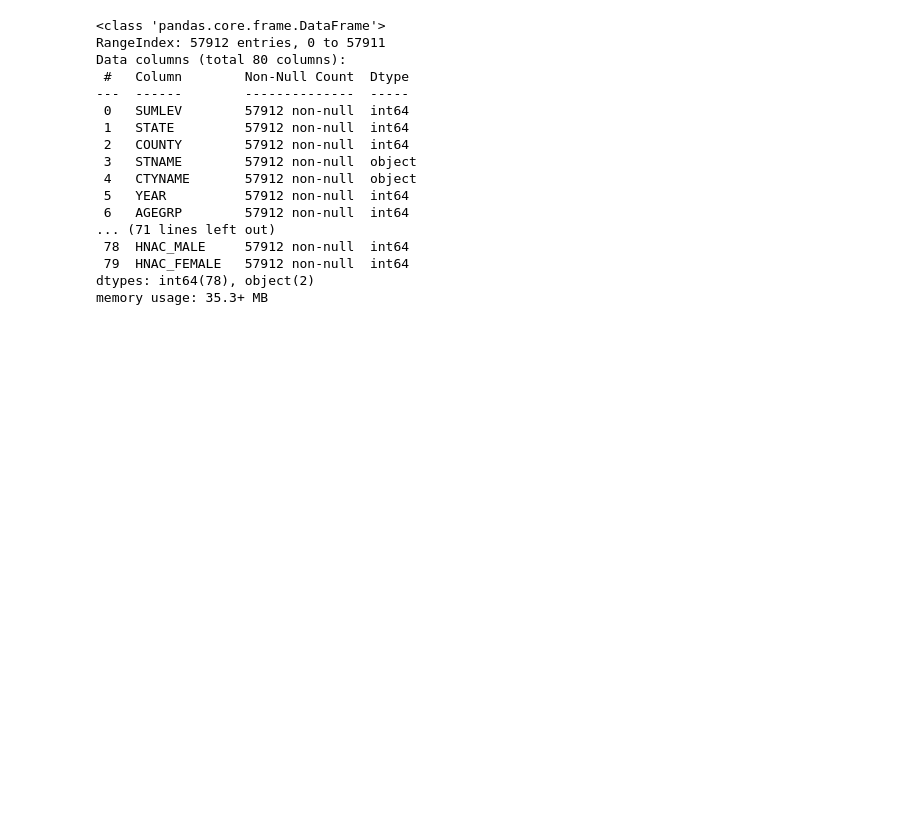
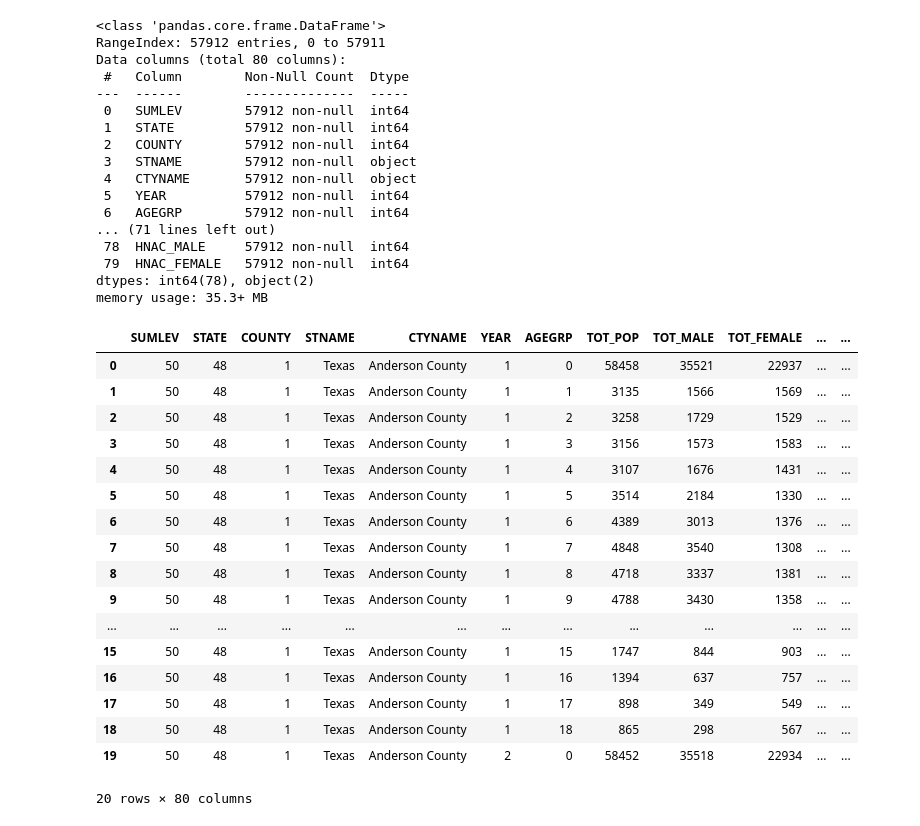
Before and after one commit to tipearso/Voting, a Jupyter notebook: Capstone/notebooks/Tim_capstone.ipynb, the cells around one changed output. Saved outputs shown, nothing was run; the diff lists cells and outputs as text; code cells hidden in the pictures; blank space fills up the shorter version.

```diff
--- a/Capstone/notebooks/Tim_capstone.ipynb
+++ b/Capstone/notebooks/Tim_capstone.ipynb
@@ -334,6 +434,25 @@ Data columns (total 80 columns):
 dtypes: int64(78), object(2)
 memory usage: 35.3+ MB
 # %%
-tx_census_race.head()
+tx_census_race.head(20)
+# %% [output]
+|  | SUMLEV | STATE | COUNTY | STNAME | CTYNAME | YEAR | AGEGRP | TOT_POP | TOT_MALE | TOT_FEMALE | ... | ... |
+| 0 | 50 | 48 | 1 | Texas | Anderson County | 1 | 0 | 58458 | 35521 | 22937 | ... | ... |
+| 1 | 50 | 48 | 1 | Texas | Anderson County | 1 | 1 | 3135 | 1566 | 1569 | ... | ... |
+| 2 | 50 | 48 | 1 | Texas | Anderson County | 1 | 2 | 3258 | 1729 | 1529 | ... | ... |
+| 3 | 50 | 48 | 1 | Texas | Anderson County | 1 | 3 | 3156 | 1573 | 1583 | ... | ... |
+| 4 | 50 | 48 | 1 | Texas | Anderson County | 1 | 4 | 3107 | 1676 | 1431 | ... | ... |
+| 5 | 50 | 48 | 1 | Texas | Anderson County | 1 | 5 | 3514 | 2184 | 1330 | ... | ... |
+| 6 | 50 | 48 | 1 | Texas | Anderson County | 1 | 6 | 4389 | 3013 | 1376 | ... | ... |
+| 7 | 50 | 48 | 1 | Texas | Anderson County | 1 | 7 | 4848 | 3540 | 1308 | ... | ... |
+| 8 | 50 | 48 | 1 | Texas | Anderson County | 1 | 8 | 4718 | 3337 | 1381 | ... | ... |
+| 9 | 50 | 48 | 1 | Texas | Anderson County | 1 | 9 | 4788 | 3430 | 1358 | ... | ... |
+| ... | ... | ... | ... | ... | ... | ... | ... | ... | ... | ... | ... | ... |
+| 15 | 50 | 48 | 1 | Texas | Anderson County | 1 | 15 | 1747 | 844 | 903 | ... | ... |
+| 16 | 50 | 48 | 1 | Texas | Anderson County | 1 | 16 | 1394 | 637 | 757 | ... | ... |
+| 17 | 50 | 48 | 1 | Texas | Anderson County | 1 | 17 | 898 | 349 | 549 | ... | ... |
+| 18 | 50 | 48 | 1 | Texas | Anderson County | 1 | 18 | 865 | 298 | 567 | ... | ... |
+| 19 | 50 | 48 | 1 | Texas | Anderson County | 2 | 0 | 58452 | 35518 | 22934 | ... | ... |
+20 rows × 80 columns
 # %%
 tx_census_race.tail()
```
Also changed, not shown: parts of 17 cells of this notebook.
